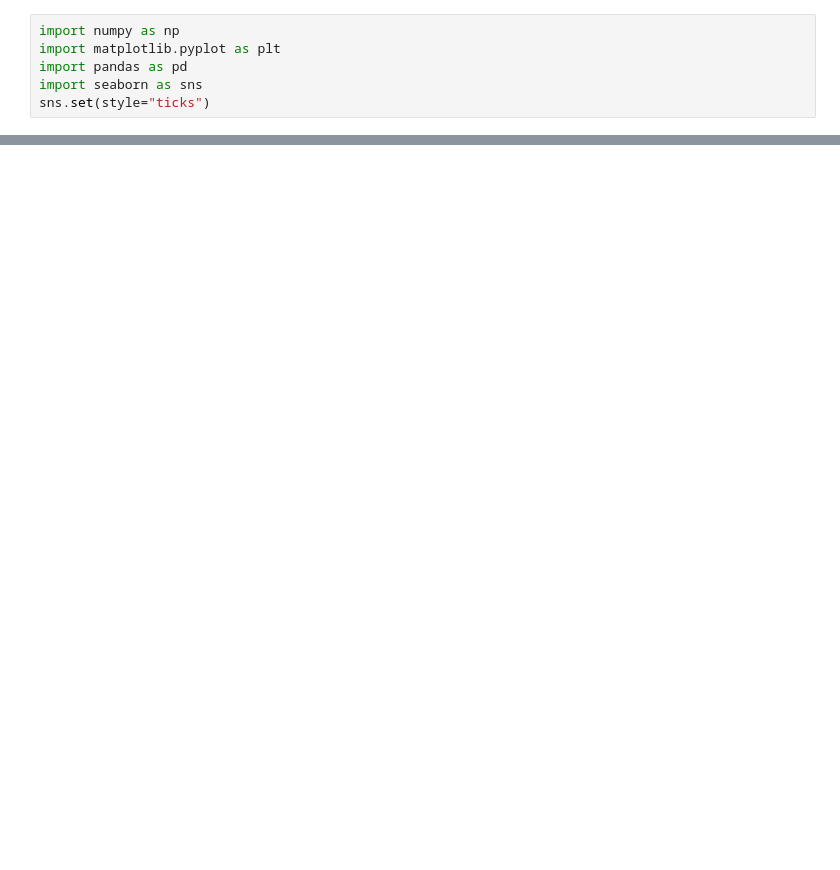
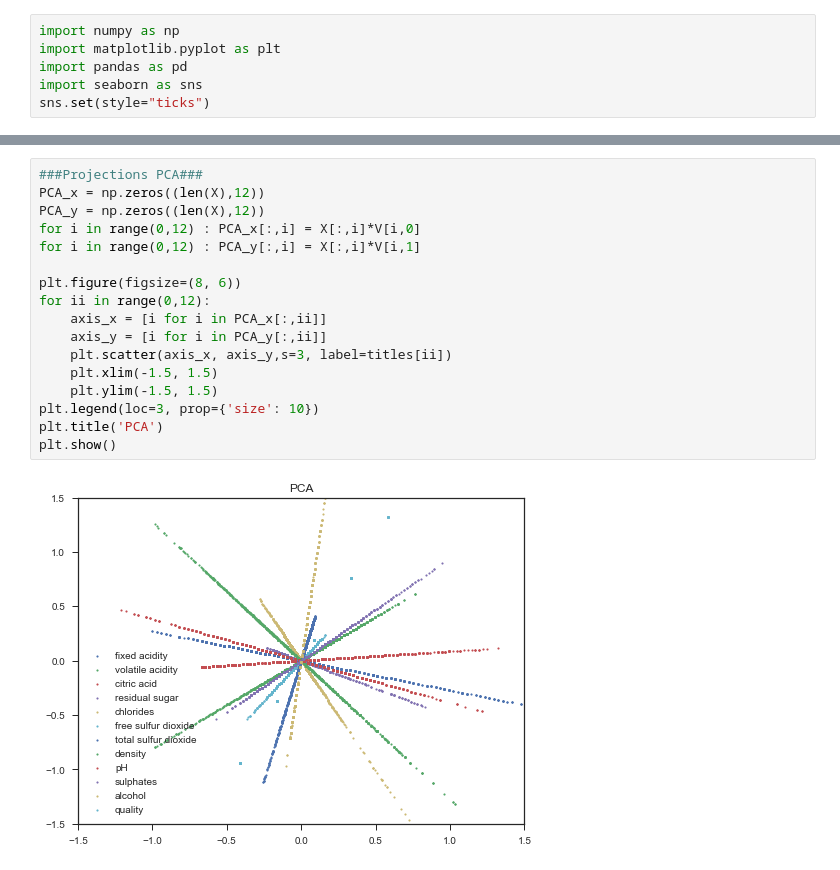
Before and after one commit to ferdoche/Projet-BigData, a Jupyter notebook: Projet_Python/Untitled.ipynb, the cells around one changed output, grey strips where cells are left out. Cells and saved outputs as stored; diff of their text form; blank space fills up the shorter version.

```diff
--- a/Projet_Python/Untitled.ipynb
+++ b/Projet_Python/Untitled.ipynb
@@ -56,0 +80,19 @@ c'est super
+# %%
+###Projections PCA###
+PCA_x = np.zeros((len(X),12))
+PCA_y = np.zeros((len(X),12))
+for i in range(0,12) : PCA_x[:,i] = X[:,i]*V[i,0]
+for i in range(0,12) : PCA_y[:,i] = X[:,i]*V[i,1]
+
+plt.figure(figsize=(8, 6))
+for ii in range(0,12):
+    axis_x = [i for i in PCA_x[:,ii]]
+    axis_y = [i for i in PCA_y[:,ii]]
+    plt.scatter(axis_x, axis_y,s=3, label=titles[ii])
+    plt.xlim(-1.5, 1.5)
+    plt.ylim(-1.5, 1.5)
+plt.legend(loc=3, prop={'size': 10})
+plt.title('PCA')
+plt.show()
+# %% [output]
+[figure, added]
```
Also changed, not shown: parts of 3 cells of this notebook.
